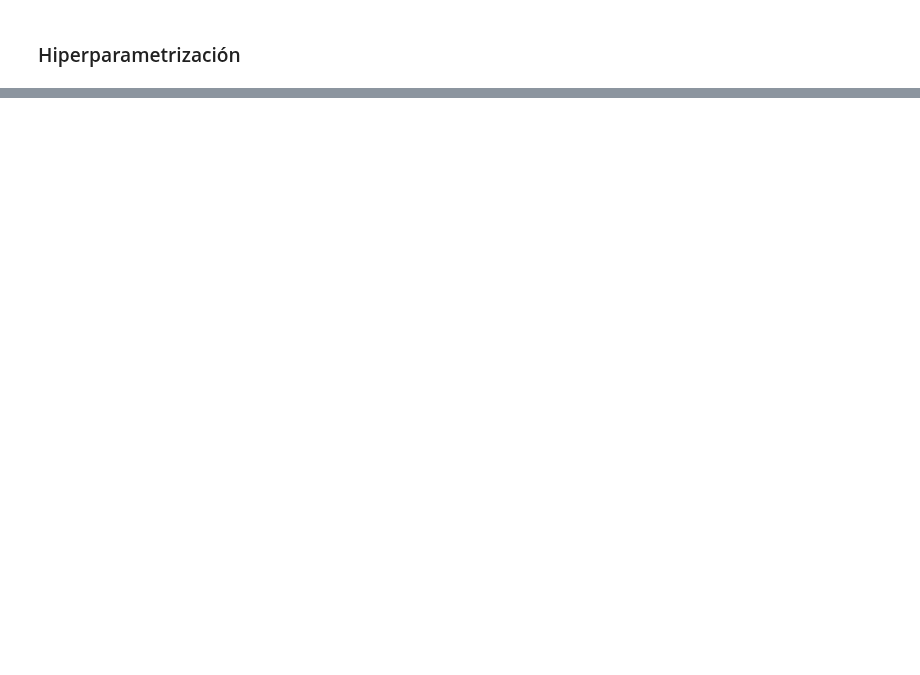
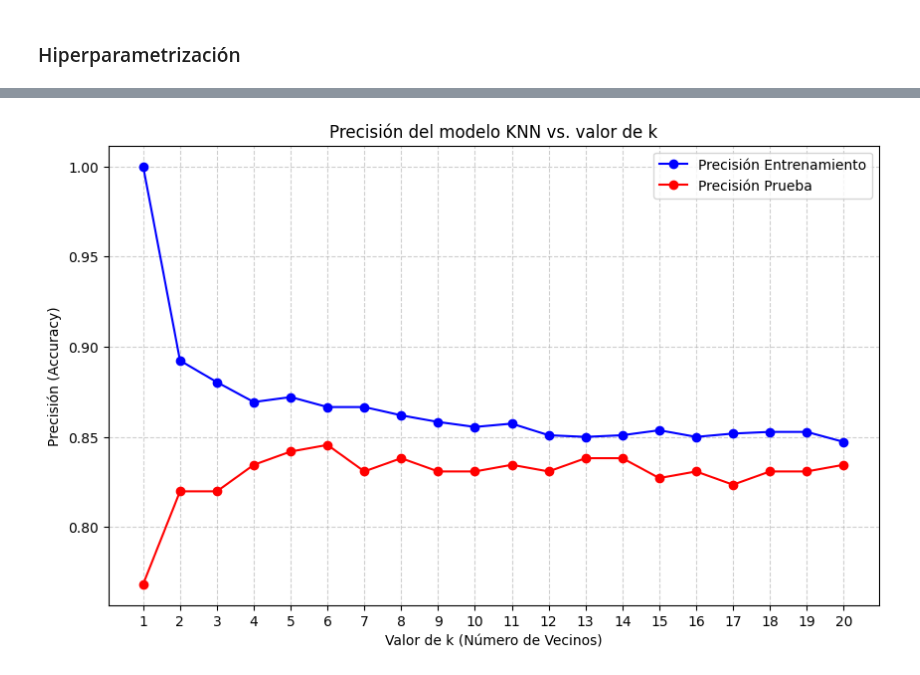
Before and after one commit to 4GeeksAcademy/sarayruiz---Machine-Learning, a Jupyter notebook: src/08-k-nearest-neighbours-winequality-red.ipynb, the cells around one changed output, grey strips where cells are left out. Cells and saved outputs as stored; diff of their text form; code cells hidden in the pictures; blank space fills up the shorter version.

```diff
--- a/src/08-k-nearest-neighbours-winequality-red.ipynb
+++ b/src/08-k-nearest-neighbours-winequality-red.ipynb
@@ -209,0 +244,23 @@ hiper_params = {'n_neighbors': [11, 17, 19, 21, 23, 25, 27, 29, 31, 33, 35],
+# %%
+# Creo una lista de valores de k, del 1 al 20.
+k_values = list(range(1, 21))
+
+# Almacenaremos en estas listas la precisión de prueba y de entrenamiento para cada k.
+test_accuracies = []
+train_accuracies = []
+
+# Con el bucle probaré los diferentes valores de k
+for k in k_values:
+    knn_model = KNeighborsClassifier(n_neighbors=k)
+    knn_model.fit(norm_train, y_train)
+
+    y_pred_test_k = knn_model.predict(norm_test)
+    y_pred_train_k = knn_model.predict(norm_train)
+
+    test_acc = accuracy_score(y_test, y_pred_test_k)
+    train_acc = accuracy_score(y_train, y_pred_train_k)
+
+    test_accuracies.append(test_acc)
+    train_accuracies.append(train_acc)
+
+test_accuracies
@@ -209,0 +288,16 @@ hiper_params = {'n_neighbors': [11, 17, 19, 21, 23, 25, 27, 29, 31, 33, 35],
+# %%
+# Genero la Gráfica Accuracy vs k
+plt.figure(figsize=(10, 6))
+plt.plot(k_values, train_accuracies, label='Precisión Entrenamiento', marker='o', color='blue')
+plt.plot(k_values, test_accuracies, label='Precisión Prueba', marker='o', color='red')
+
+
+plt.title('Precisión del modelo KNN vs. valor de k')
+plt.xlabel('Valor de k (Número de Vecinos)')
+plt.ylabel('Precisión (Accuracy)')
+plt.xticks(k_values)
+plt.grid(True, linestyle='--', alpha=0.6)
+plt.legend()
+plt.show()
+# %% [output]
+[figure, added]
```
Also changed, not shown: parts of 19 cells of this notebook.
